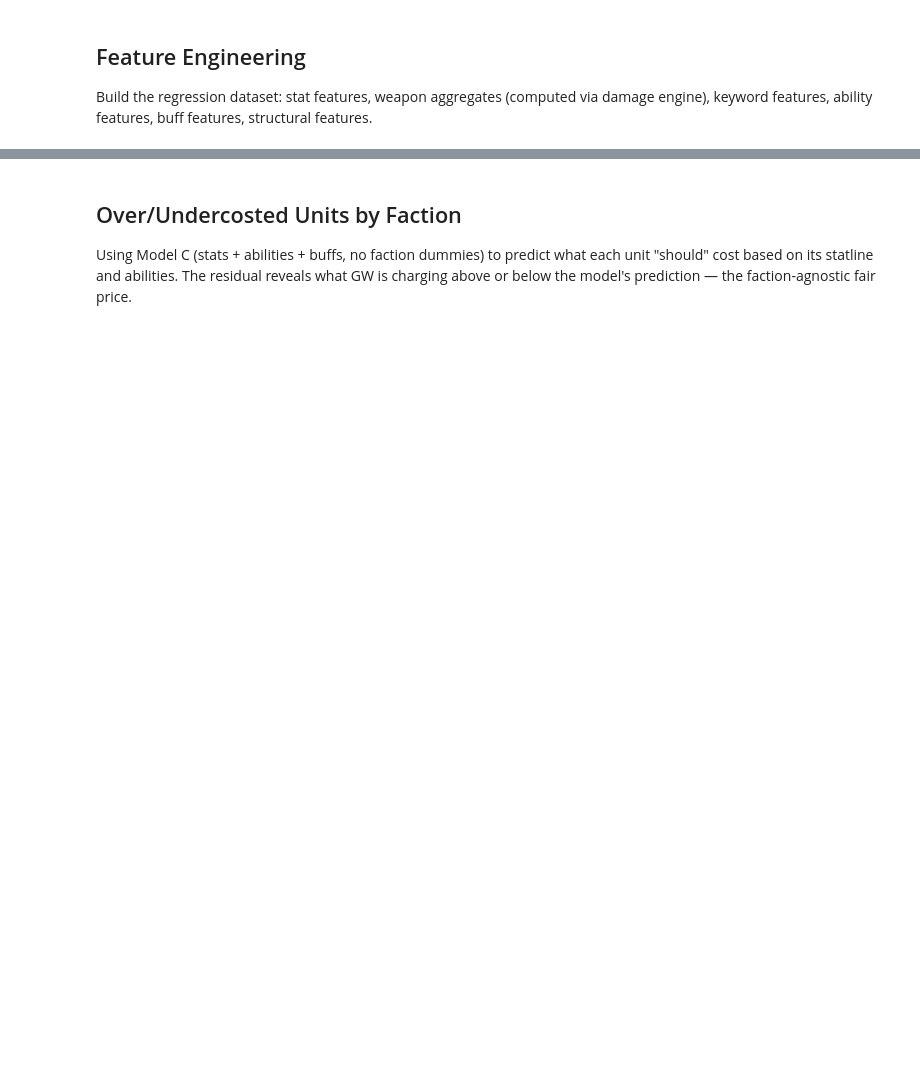
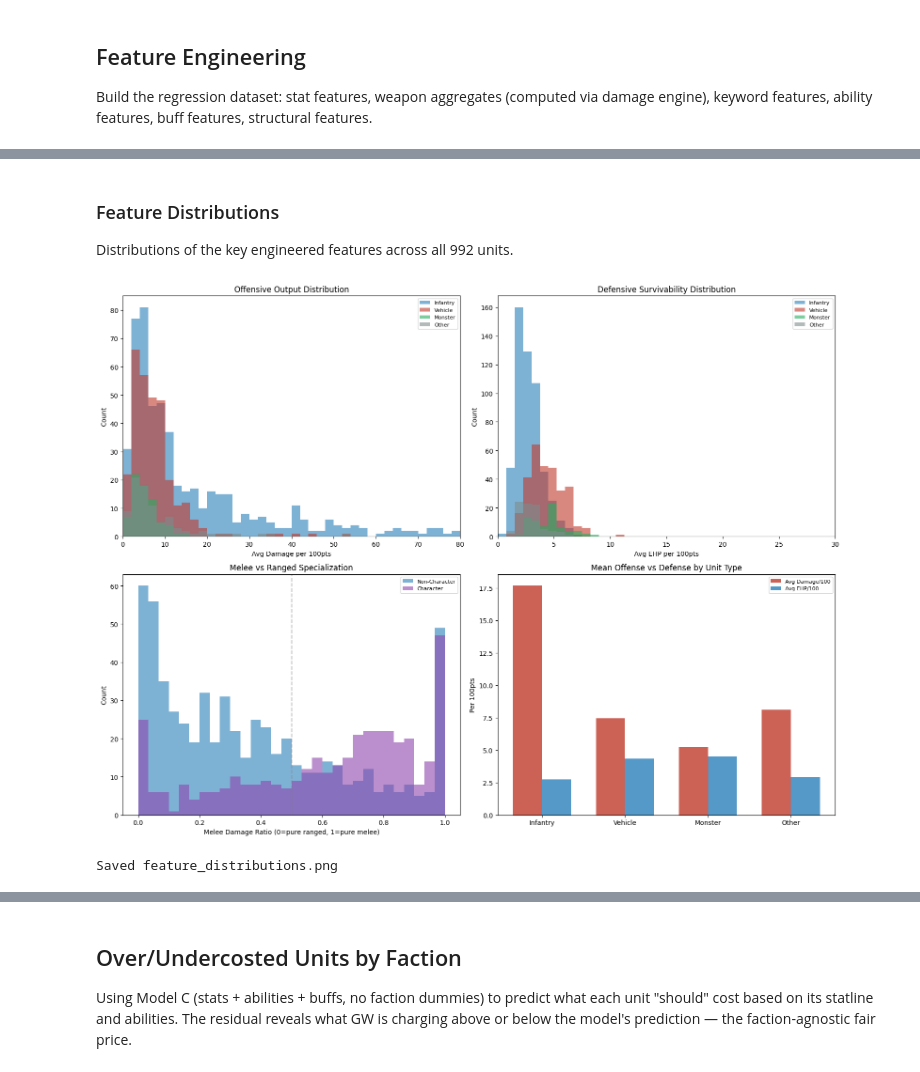
Before and after one commit to Tabletop-Developer-Consortium/40kdc-data, a Jupyter notebook: scripts/points_and_damage_analysis.ipynb, the cells around one changed output, grey strips where cells are left out. Saved outputs shown, nothing was run; the diff lists cells and outputs as text; code cells hidden in the pictures; blank space fills up the shorter version.

```diff
--- a/scripts/points_and_damage_analysis.ipynb
+++ b/scripts/points_and_damage_analysis.ipynb
@@ -1522,0 +1957,69 @@ Damage feature summary (per 100pts):
+# %% [markdown]
+### Feature Distributions
+Distributions of the key engineered features across all 992 units.
+# %%
+fig, axes = plt.subplots(2, 2, figsize=(16, 12))
+
+type_colors = {'Infantry': '#2980b9', 'Vehicle': '#c0392b', 'Monster': '#27ae60', 'Other': '#7f8c8d'}
+def unit_type(row):
+    if row['is_monster']: return 'Monster'
+    if row['is_vehicle']: return 'Vehicle'
+    if row['is_infantry']: return 'Infantry'
+    return 'Other'
+df['_unit_type'] = df.apply(unit_type, axis=1)
+
+# (a) Damage distribution by unit type
+ax = axes[0, 0]
+for utype in ['Infantry', 'Vehicle', 'Monster', 'Other']:
+    subset = df[df['_unit_type'] == utype]['avg_dmg_per_100']
+    ax.hist(subset, bins=40, alpha=0.6, label=utype, color=type_colors[utype], range=(0, 80))
+ax.set_xlabel('Avg Damage per 100pts')
+ax.set_ylabel('Count')
+ax.set_title('Offensive Output Distribution')
+ax.legend(fontsize=8)
+ax.set_xlim(0, 80)
+
+# (b) EHP distribution by unit type
+ax = axes[0, 1]
+for utype in ['Infantry', 'Vehicle', 'Monster', 'Other']:
+    subset = df[df['_unit_type'] == utype]['avg_ehp_per_100']
+    ax.hist(subset, bins=40, alpha=0.6, label=utype, color=type_colors[utype], range=(0, 30))
+ax.set_xlabel('Avg EHP per 100pts')
+ax.set_ylabel('Count')
+ax.set_title('Defensive Survivability Distribution')
+ax.legend(fontsize=8)
+ax.set_xlim(0, 30)
+
+# (c) Melee damage ratio
+ax = axes[1, 0]
+chars = df[df['is_character'] == 1]['melee_damage_ratio']
+non_chars = df[df['is_character'] == 0]['melee_damage_ratio']
+ax.hist(non_chars, bins=30, alpha=0.6, label='Non-Character', color='#2980b9', range=(0, 1))
+ax.hist(chars, bins=30, alpha=0.6, label='Character', color='#8e44ad', range=(0, 1))
+ax.set_xlabel('Melee Damage Ratio (0=pure ranged, 1=pure melee)')
+ax.set_ylabel('Count')
+ax.set_title('Melee vs Ranged Specialization')
+ax.legend(fontsize=8)
+ax.axvline(0.5, color='gray', linestyle='--', alpha=0.5)
+
+# (d) Mean damage and EHP by unit type
+ax = axes[1, 1]
+type_means = df.groupby('_unit_type')[['avg_dmg_per_100', 'avg_ehp_per_100']].mean()
+type_means = type_means.reindex(['Infantry', 'Vehicle', 'Monster', 'Other'])
+x = np.arange(len(type_means))
+w = 0.35
+ax.bar(x - w/2, type_means['avg_dmg_per_100'], w, label='Avg Damage/100', color='#c0392b', alpha=0.8)
+ax.bar(x + w/2, type_means['avg_ehp_per_100'], w, label='Avg EHP/100', color='#2980b9', alpha=0.8)
+ax.set_xticks(x)
+ax.set_xticklabels(type_means.index)
+ax.set_ylabel('Per 100pts')
+ax.set_title('Mean Offense vs Defense by Unit Type')
+ax.legend(fontsize=8)
+
+plt.tight_layout()
+plt.savefig(REPO / 'scripts' / 'feature_distributions.png', dpi=150, bbox_inches='tight')
+plt.show()
+print("Saved feature_distributions.png")
+# %% [output]
+[figure, added]
+Saved feature_distributions.png
```
Also changed, not shown: parts of 37 cells of this notebook, 30 other files.
